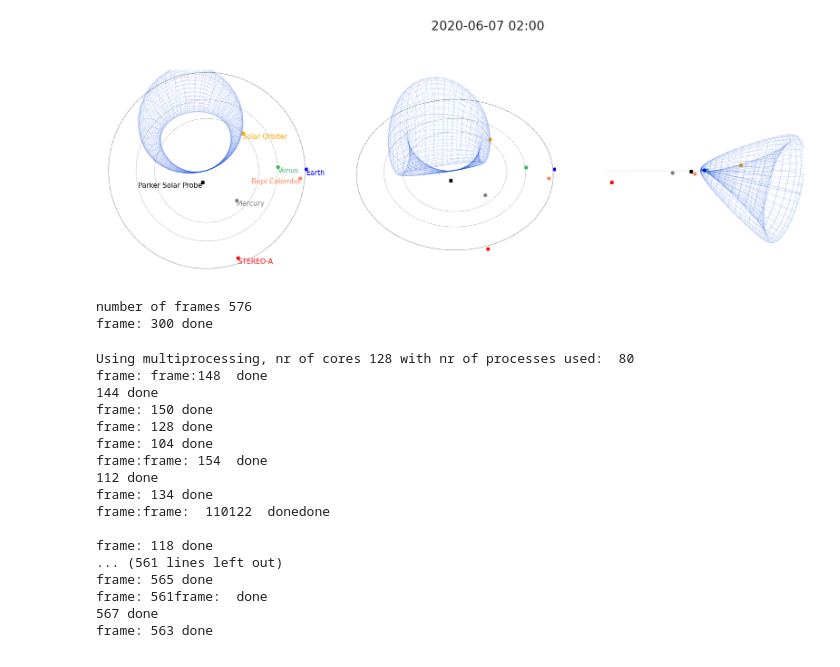
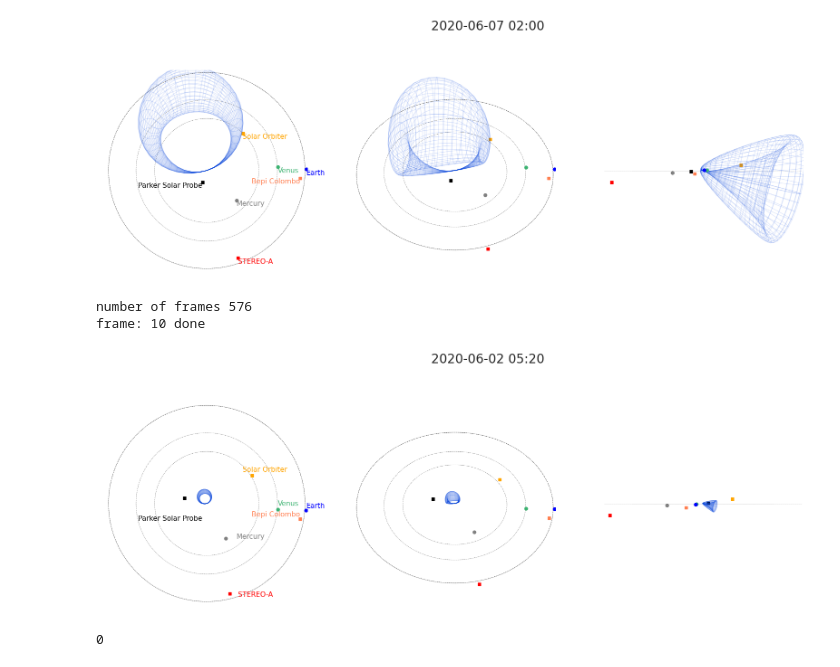
Before and after one commit to cmoestl/solar_orbiter, a Jupyter notebook: event_visuals_june7.ipynb, the cells around one changed output. Drawn from its saved outputs; the diff is of its cells as text; code cells hidden in the pictures.

Commit message:
anim added

```diff
--- a/event_visuals_june7.ipynb
+++ b/event_visuals_june7.ipynb
@@ -60,7 +60,7 @@ outputdirectory='results/plots'
 if os.path.isdir(outputdirectory) == False: os.mkdir(outputdirectory)
 
 
-animdirectory='results/animations'
+animdirectory='results/animations_june7'
 if os.path.isdir(animdirectory) == False: os.mkdir(animdirectory)
 
 #rc('text', usetex=True)
@@ -1054,40 +897,41 @@ def make_frame(k):
 # %%
 ################## make animation
 
 #time for the animation as list
 tlist=[]
 for i in np.arange(0,24*8*60,20):
     tlist.append(t_launch+datetime.timedelta(minutes=float(i)))
 
 print('number of frames',len(tlist))
 #sns.set_style('whitegrid')
 
 
 #simulation time since launch
 frametime=np.round((parse_time(tlist).plot_date-parse_time(t_launch).plot_date)*24,2)
 
 #clock computing time
 starttime1=time.time()
 
 ################################## single
 #make test frames
 #for k in np.arange(0,10):#len(tlist)):
 
 
 #for field line plots stepsize and initial point for drawing
 field_stepsize=0.001
 q1=np.array([0.95, .2, np.pi/2-0.01])
 
-k=300
+k=10
 make_frame(k)
 # %% [output]
 number of frames 576
-frame: 300 done
+frame: 10 done
+[figure, added]
 # %%
 ############################## multi
 #number of processes depends on your machines memory; check with command line "top"
 #how much memory is used by all your processesii
-nr_of_processes_used=80
+nr_of_processes_used=100
 print('Using multiprocessing, nr of cores',multiprocessing.cpu_count(), \
       'with nr of processes used: ',nr_of_processes_used)
 
@@ -1097,21 +941,10 @@ input=[i for i in range(len(tlist))]
 pool.map(make_frame, input)
 pool.close()
 #pool.join()
-# %% [output]
-Using multiprocessing, nr of cores 128 with nr of processes used:  80
-frame: frame:148  done
-144 done
-frame: 150 done
-frame: 128 done
-frame: 104 done
-frame:frame: 154  done
-112 done
-frame: 134 done
-frame:frame:  110122  donedone
-
-frame: 118 done
-... (561 lines left out)
-frame: 565 done
-frame: 561frame:  done
-567 done
-frame: 563 done
+# %%
+#quality is b ... k
+os.system('ffmpeg -r 30 -i '+animdirectory+'/3dcore_solo_%05d.jpg -b 2500k -r 30 results/telloni_2021/anim_3dcore_solo_june7.mp4 -y -loglevel quiet')
+
+#print('movie finished in',np.round((time.time()-starttime1)/60,2),' minutes')
+# %% [output]
+0
```
Also changed, not shown: parts of 3 cells of this notebook.
